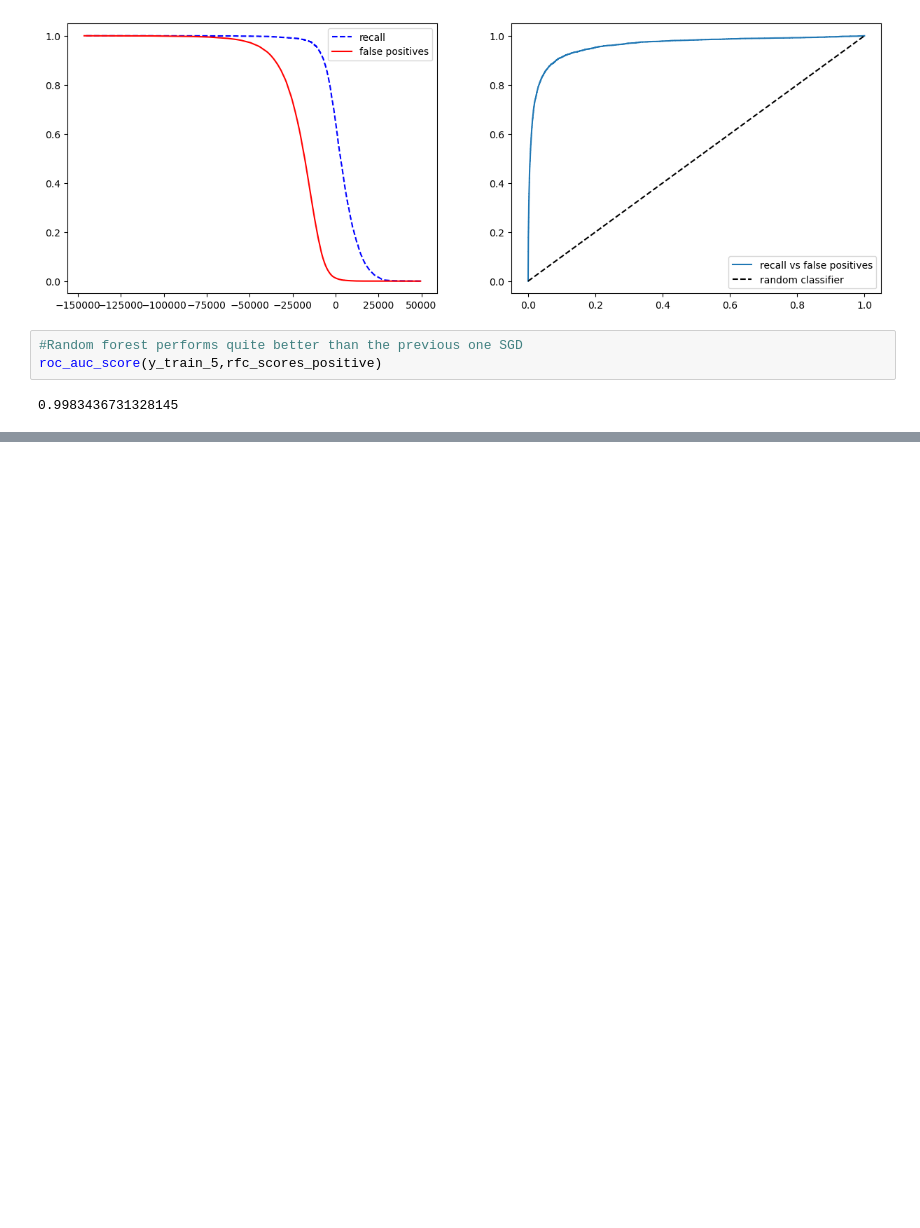
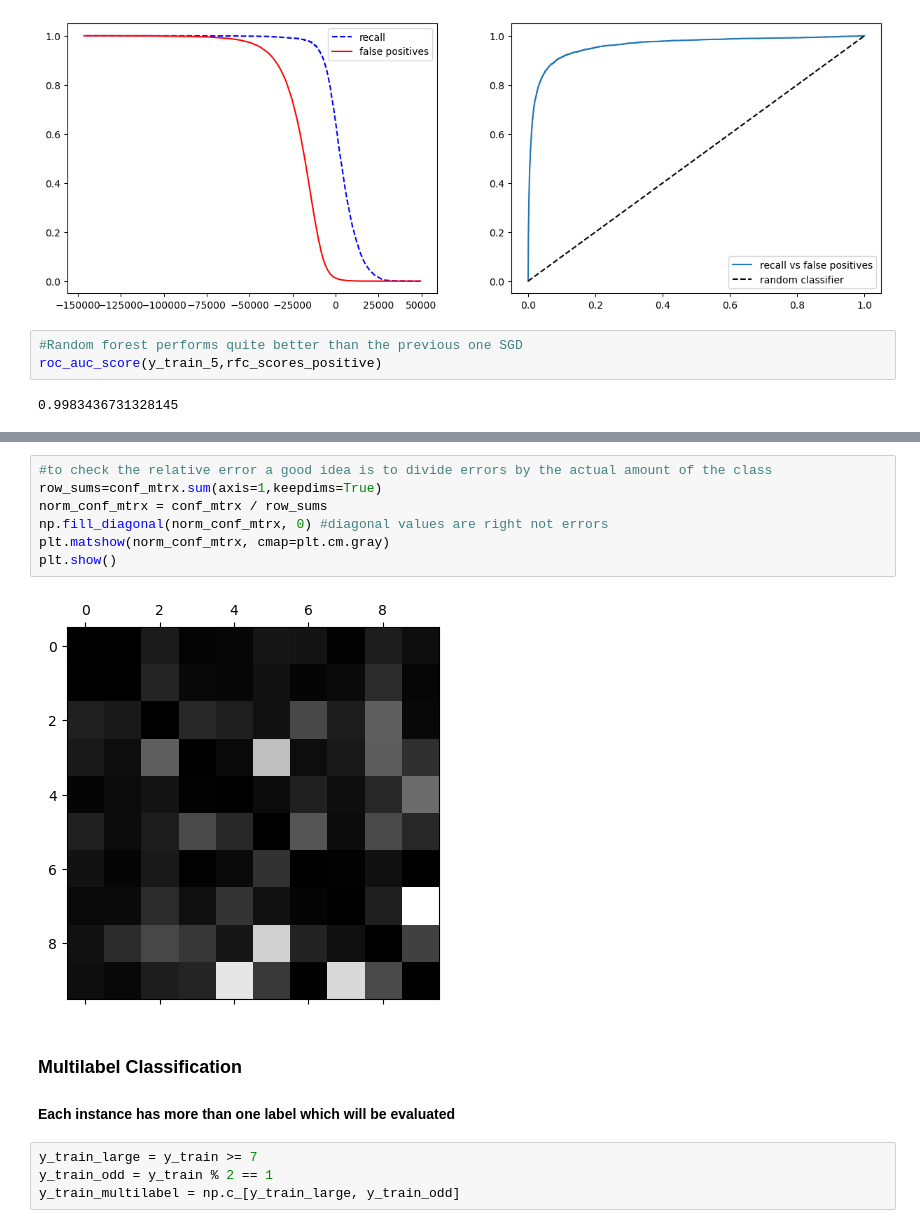
Before and after one commit to danigallart/Classification_practice, a Jupyter notebook: Classification.ipynb, the cells around one changed output, grey strips where cells are left out. Saved outputs shown, nothing was run; the diff lists cells and outputs as text; blank space fills up the shorter version.

```diff
--- a/Classification.ipynb
+++ b/Classification.ipynb
@@ -254,0 +348,16 @@ ValueError: Classification metrics can't handle a mix of binary and continuous-m
+# %%
+#to check the relative error a good idea is to divide errors by the actual amount of the class
+row_sums=conf_mtrx.sum(axis=1,keepdims=True)
+norm_conf_mtrx = conf_mtrx / row_sums
+np.fill_diagonal(norm_conf_mtrx, 0) #diagonal values are right not errors
+plt.matshow(norm_conf_mtrx, cmap=plt.cm.gray)
+plt.show()
+# %% [output]
+[figure, added]
+# %% [markdown]
+### Multilabel Classification
+#### Each instance has more than one label which will be evaluated
+# %%
+y_train_large = y_train >= 7
+y_train_odd = y_train % 2 == 1
+y_train_multilabel = np.c_[y_train_large, y_train_odd]
```
Also changed, not shown: parts of 29 cells of this notebook.
